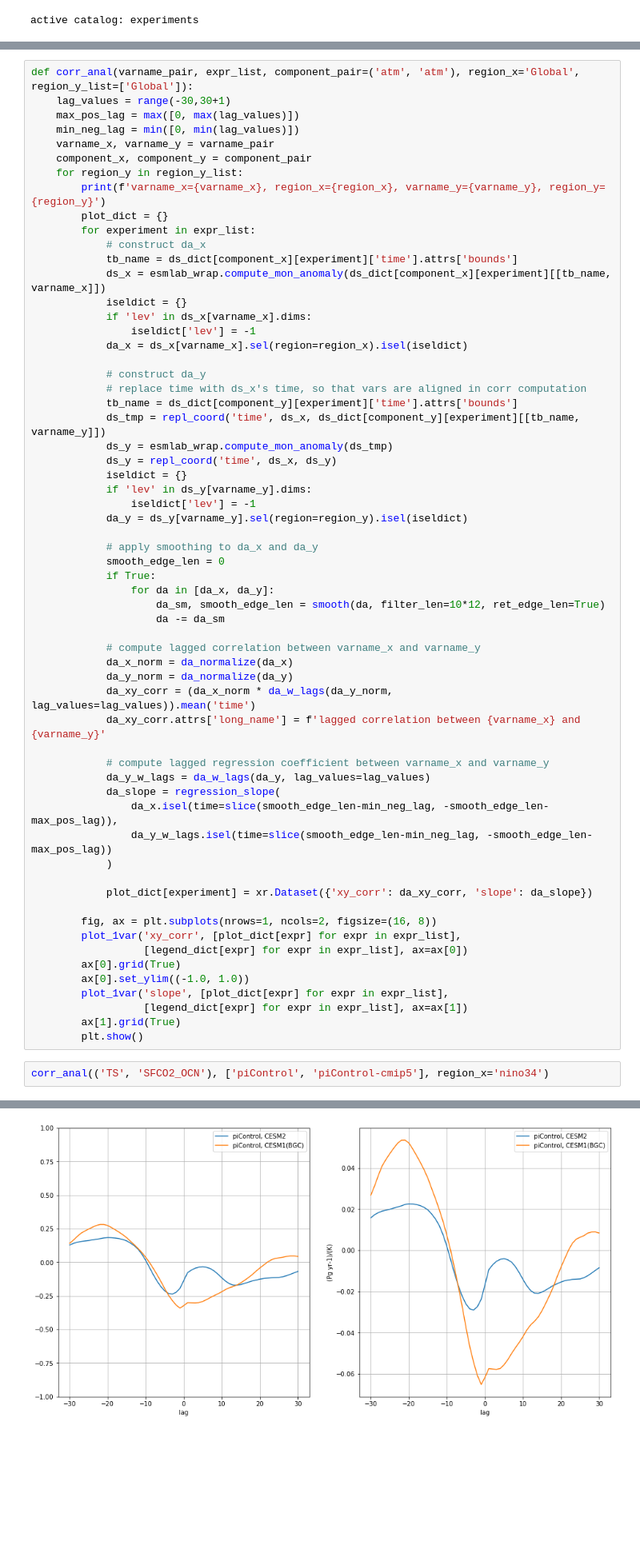
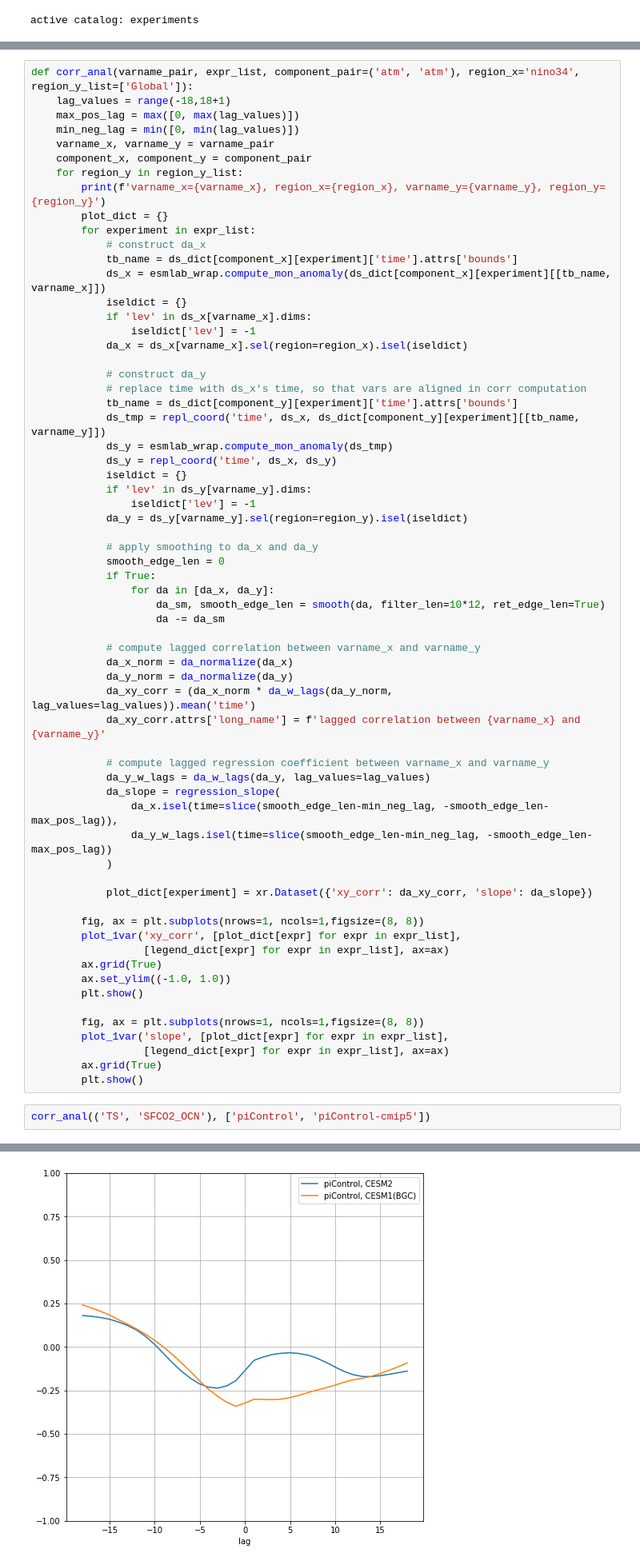
Before and after one commit to klindsay28/CESM2_coup_carb_cycle_JAMES, a Jupyter notebook: notebooks/lag_corr_ENSO_OCN.ipynb, the cells around one changed output, grey strips where cells are left out. Shown at 80% size. Drawn from its saved outputs; the diff is of its cells as text; blank space fills up the shorter version.

```diff
--- a/notebooks/lag_corr_ENSO_OCN.ipynb
+++ b/notebooks/lag_corr_ENSO_OCN.ipynb
@@ -41,8 +41,8 @@ legend_dict = {'piControl': 'piControl, CESM2',
                'esm-piControl-cmip5': 'esm-piControl, CESM1(BGC)',
               }
 # %%
-def corr_anal(varname_pair, expr_list, component_pair=('atm', 'atm'), region_x='Global', region_y_list=['Global']):
-    lag_values = range(-30,30+1)
+def corr_anal(varname_pair, expr_list, component_pair=('atm', 'atm'), region_x='nino34', region_y_list=['Global']):
+    lag_values = range(-18,18+1)
     max_pos_lag = max([0, max(lag_values)])
     min_neg_lag = min([0, min(lag_values)])
     varname_x, varname_y = varname_pair
@@ -92,17 +92,20 @@ def corr_anal(varname_pair, expr_list, component_pair=('atm', 'atm'), region_x='
 
             plot_dict[experiment] = xr.Dataset({'xy_corr': da_xy_corr, 'slope': da_slope})
 
-        fig, ax = plt.subplots(nrows=1, ncols=2, figsize=(16, 8))
+        fig, ax = plt.subplots(nrows=1, ncols=1,figsize=(8, 8))
         plot_1var('xy_corr', [plot_dict[expr] for expr in expr_list],
-                  [legend_dict[expr] for expr in expr_list], ax=ax[0])
-        ax[0].grid(True)
-        ax[0].set_ylim((-1.0, 1.0))
+                  [legend_dict[expr] for expr in expr_list], ax=ax)
+        ax.grid(True)
+        ax.set_ylim((-1.0, 1.0))
+        plt.show()
+
+        fig, ax = plt.subplots(nrows=1, ncols=1,figsize=(8, 8))
         plot_1var('slope', [plot_dict[expr] for expr in expr_list],
-                  [legend_dict[expr] for expr in expr_list], ax=ax[1])
-        ax[1].grid(True)
+                  [legend_dict[expr] for expr in expr_list], ax=ax)
+        ax.grid(True)
         plt.show()
 # %%
-corr_anal(('TS', 'SFCO2_OCN'), ['piControl', 'piControl-cmip5'], region_x='nino34')
+corr_anal(('TS', 'SFCO2_OCN'), ['piControl', 'piControl-cmip5'])
 # %% [output]
 varname_x=TS, region_x=nino34, varname_y=SFCO2_OCN, region_y=Global
-[figure, old version]
+[figure, new version]
```
Also changed, not shown: parts of 9 cells of this notebook, 7 other files.
